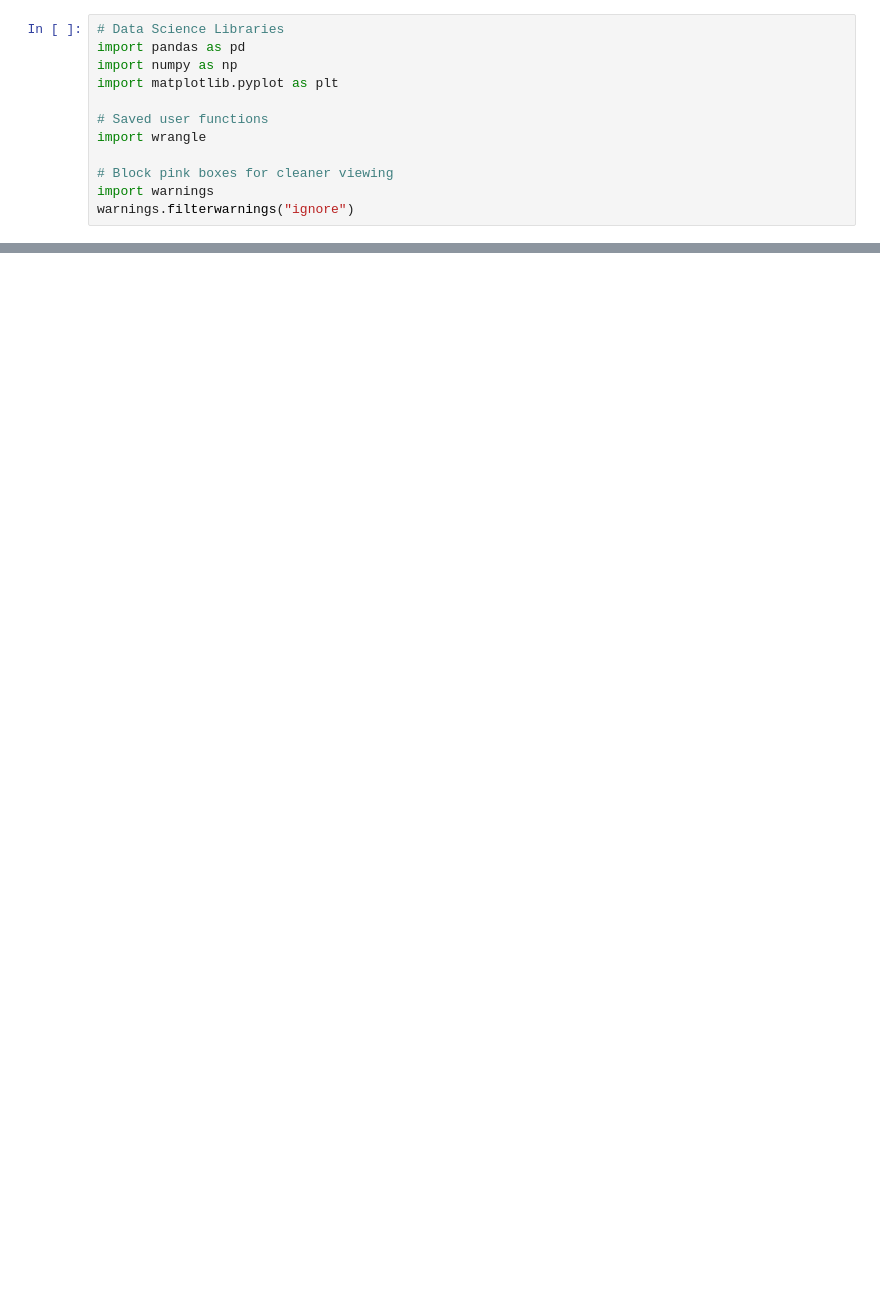
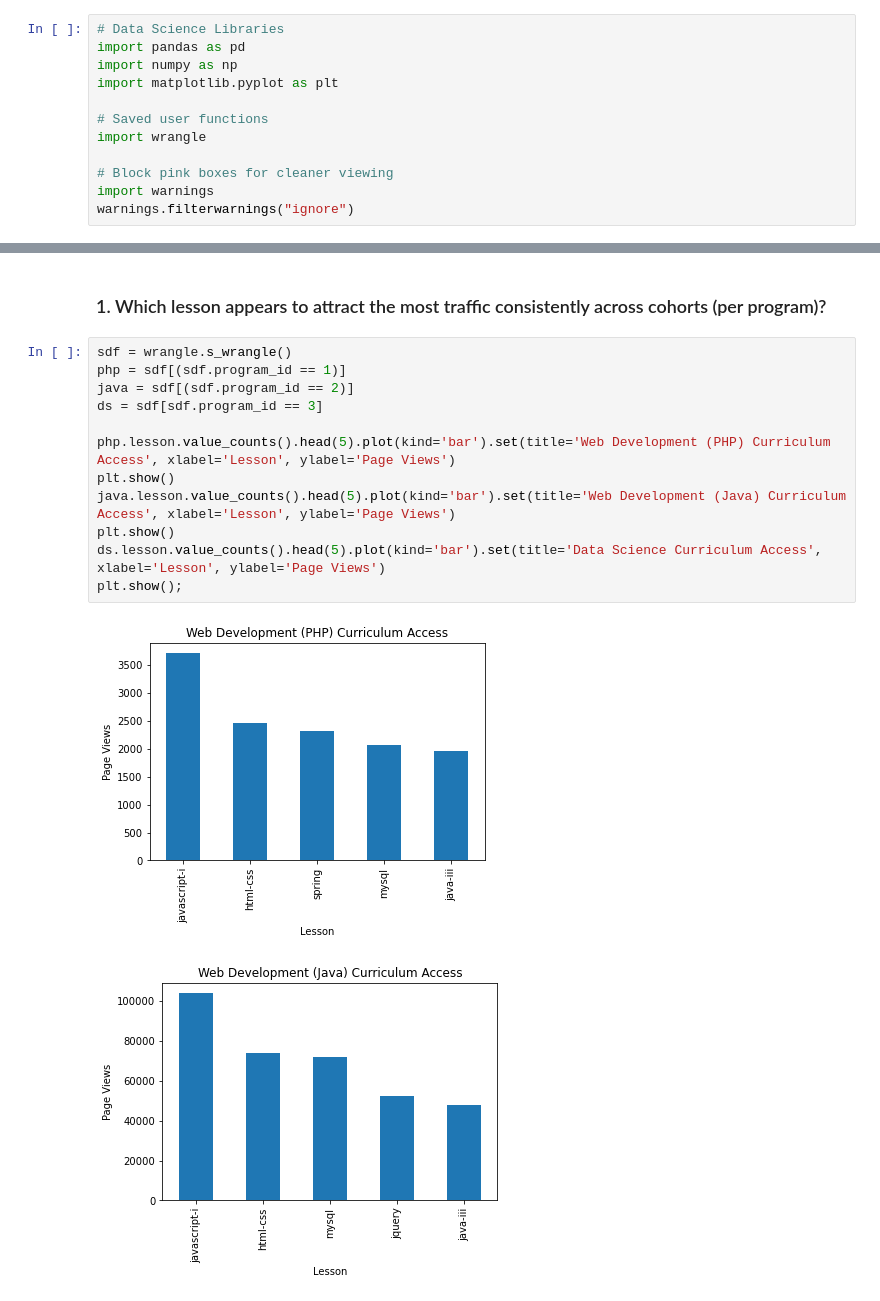
Before and after one commit to LastMinuteAnswer/Codeup_Anomaly_Detection, a Jupyter notebook: Final_Report.ipynb, the cells around one changed output, grey strips where cells are left out. Drawn from its saved outputs; the diff is of its cells as text; blank space fills up the shorter version.

```diff
--- a/Final_Report.ipynb
+++ b/Final_Report.ipynb
@@ -30,3 +30,20 @@ df.head()
 | 2018-01-26 09:56:05 | java-ii/object-oriented-programming | 97.105.19.61 | 1 | Hampton | 1 | 2015-09-22 | 2016-02-06 | WebDev-PHP |
 | 2018-01-26 09:56:06 | slides/object_oriented_programming | 97.105.19.61 | 1 | Hampton | 1 | 2015-09-22 | 2016-02-06 | WebDev-PHP |
 | 2018-01-26 09:56:24 | javascript-i/conditionals | 97.105.19.61 | 2 | Teddy | 2 | 2018-01-08 | 2018-05-17 | WebDev-Java |
+# %% [markdown]
+### 1. Which lesson appears to attract the most traffic consistently across cohorts (per program)?
+# %%
+sdf = wrangle.s_wrangle()
+php = sdf[(sdf.program_id == 1)]
+java = sdf[(sdf.program_id == 2)]
+ds = sdf[sdf.program_id == 3]
+
+php.lesson.value_counts().head(5).plot(kind='bar').set(title='Web Development (PHP) Curriculum Access', xlabel='Lesson', ylabel='Page Views')
+plt.show()
+java.lesson.value_counts().head(5).plot(kind='bar').set(title='Web Development (Java) Curriculum Access', xlabel='Lesson', ylabel='Page Views')
+plt.show()
+ds.lesson.value_counts().head(5).plot(kind='bar').set(title='Data Science Curriculum Access', xlabel='Lesson', ylabel='Page Views')
+plt.show();
+# %% [output]
+[figure, added]
+[figure, added]
```
Also changed, not shown: parts of 12 cells of this notebook.
